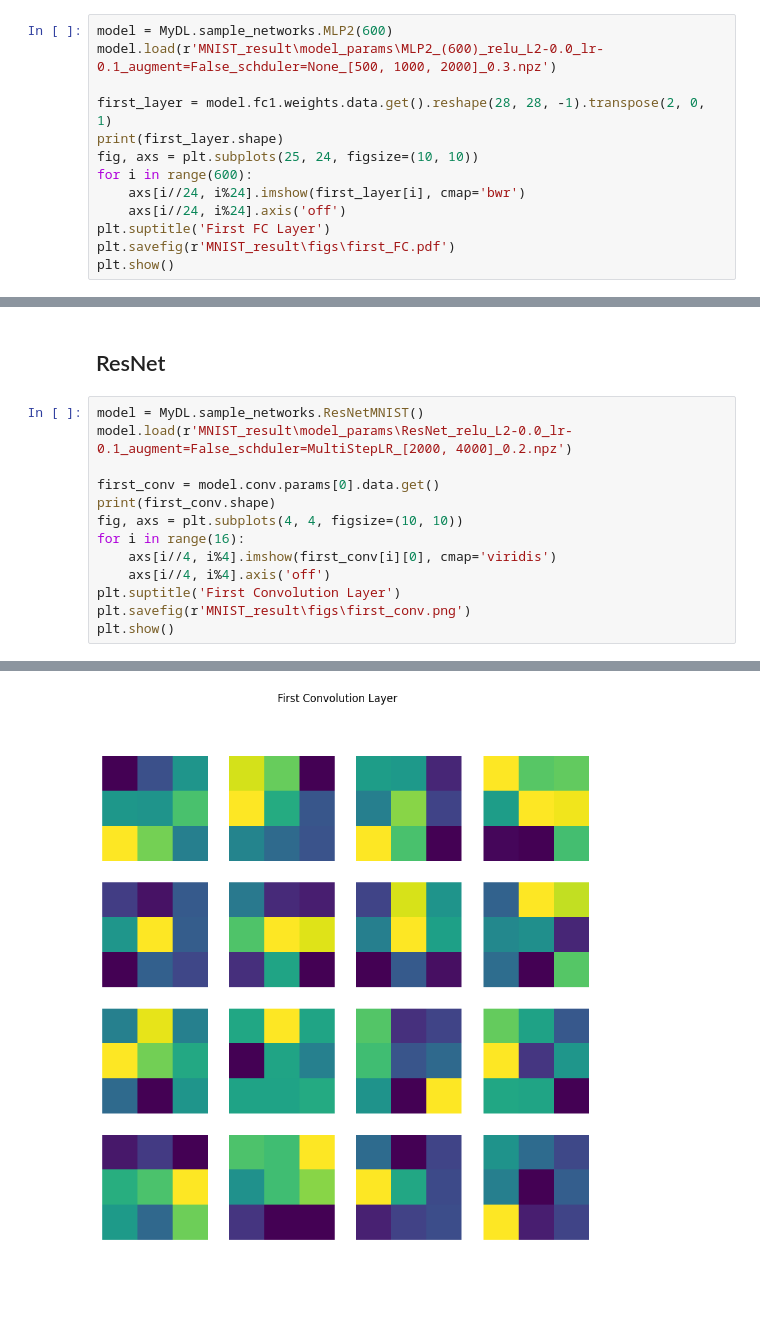
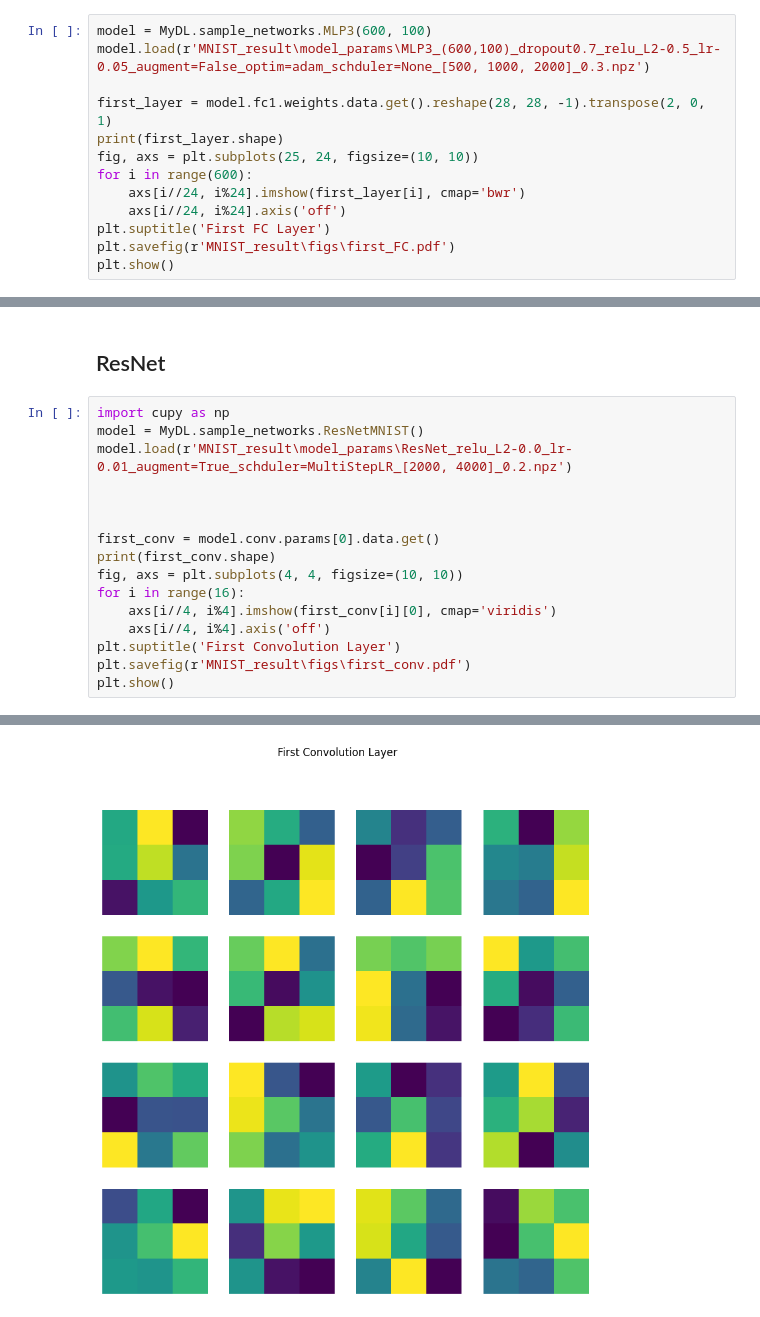
Before and after one commit to mmaaaff/DATA130051-Lab1-Fashion-MNIST-NNFromScratch, a Jupyter notebook: visualization.ipynb, the cells around one changed output, grey strips where cells are left out. Saved outputs shown, nothing was run; the diff lists cells and outputs as text; blank space fills up the shorter version.

```diff
--- a/visualization.ipynb
+++ b/visualization.ipynb
@@ -19,8 +19,8 @@ X_train_mytensor = MyDL.MyTensor(train_imgs.reshape(-1, 1, 28, 28), requires_gra
 # %% [markdown]
 ## MLP
 # %%
-model = MyDL.sample_networks.MLP2(600)
-model.load(r'MNIST_result\model_params\MLP2_(600)_relu_L2-0.0_lr-0.1_augment=False_schduler=None_[500, 1000, 2000]_0.3.npz')
+model = MyDL.sample_networks.MLP3(600, 100)
+model.load(r'MNIST_result\model_params\MLP3_(600,100)_dropout0.7_relu_L2-0.5_lr-0.05_augment=False_optim=adam_schduler=None_[500, 1000, 2000]_0.3.npz')
 
 first_layer = model.fc1.weights.data.get().reshape(28, 28, -1).transpose(2, 0, 1)
 print(first_layer.shape)
@@ -37,8 +37,11 @@ plt.show()
 # %% [markdown]
 ## ResNet
 # %%
+import cupy as np
 model = MyDL.sample_networks.ResNetMNIST()
-model.load(r'MNIST_result\model_params\ResNet_relu_L2-0.0_lr-0.1_augment=False_schduler=MultiStepLR_[2000, 4000]_0.2.npz')
+model.load(r'MNIST_result\model_params\ResNet_relu_L2-0.0_lr-0.01_augment=True_schduler=MultiStepLR_[2000, 4000]_0.2.npz')
+
+
 
 first_conv = model.conv.params[0].data.get()
 print(first_conv.shape)
@@ -47,6 +50,6 @@ for i in range(16):
     axs[i//4, i%4].imshow(first_conv[i][0], cmap='viridis')
     axs[i//4, i%4].axis('off')
 plt.suptitle('First Convolution Layer')
-plt.savefig(r'MNIST_result\figs\first_conv.png')
+plt.savefig(r'MNIST_result\figs\first_conv.pdf')
 plt.show()
 # %% [output]
@@ -53,5 +58,5 @@ plt.show()
 (16, 1, 3, 3)
-[figure, old version]
+[figure, new version]
 # %%
 sample = X_train_mytensor[0].up_dim()
 plt.figure()
```
Also changed, not shown: parts of 3 cells of this notebook, 15 other files.
